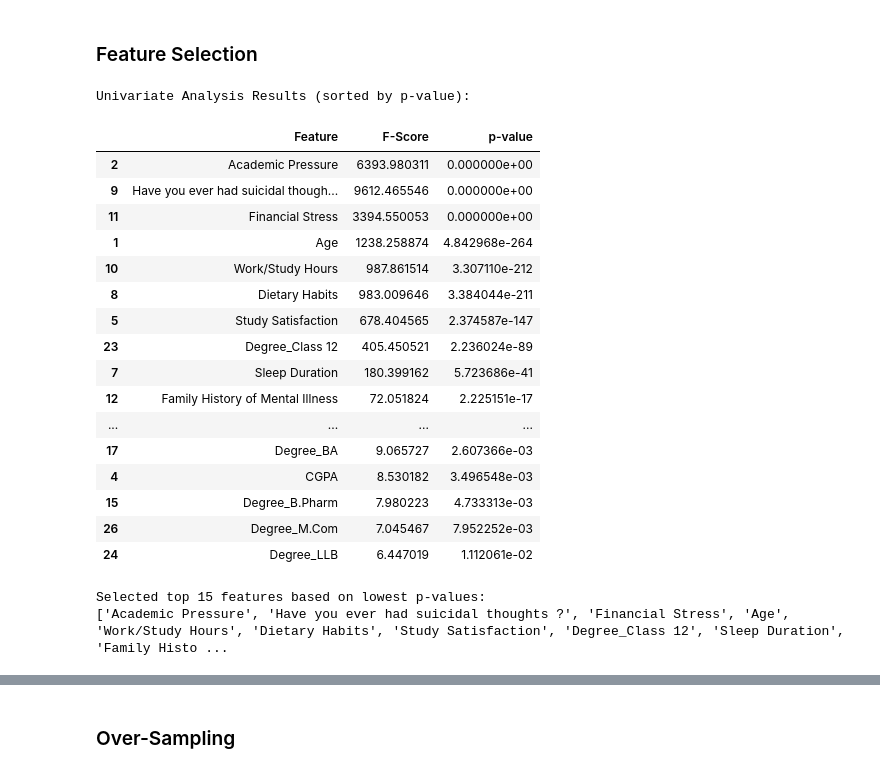
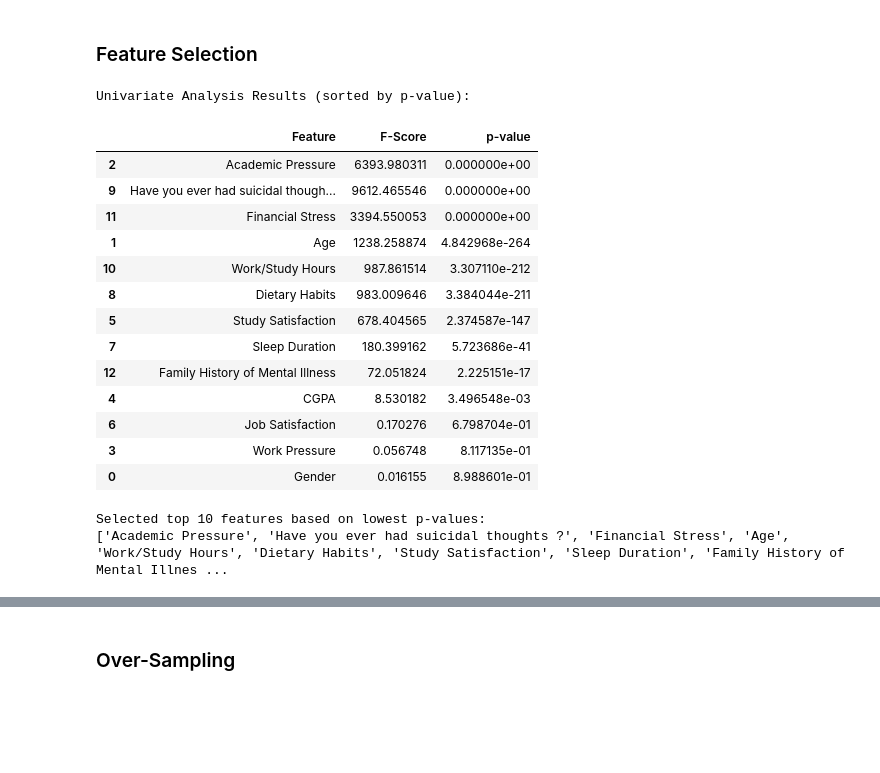
Before and after one commit to farizarvin/bengkod-fast, a Jupyter notebook: FastTrack_Fariz.ipynb, the cells around one changed output, grey strips where cells are left out. Cells and saved outputs as stored; diff of their text form; code cells hidden in the pictures; blank space fills up the shorter version.

```diff
--- a/FastTrack_Fariz.ipynb
+++ b/FastTrack_Fariz.ipynb
@@ -324,7 +324,7 @@ Dipilih karena kemampuannya yang sangat presisi dalam mencari garis batas pemisa
 # %% [markdown]
 ## Data Clean
 # %%
-df.drop(columns=['City',	'Profession' ], inplace=True)
+df.drop(columns=['City',	'Profession', 'Degree' ], inplace=True)
 # %% [markdown]
 drop Kolom (City & Profession)
 
@@ -390,9 +387,0 @@ df.head()
-# %%
-if 'Degree' in df.columns and df['Degree'].dtype == 'object':
-    df = pd.get_dummies(df, columns=['Degree'], drop_first=True)
-else:
-    print("Column 'Degree' already encoded or missing. Skipping One-Hot Encoding.")
-
-df = df.replace({True: 1, False: 0})
-
-df.head()
@@ -462,42 +443,39 @@ univariate_results = pd.DataFrame({
     'Feature': X_train_clean.columns,
     'F-Score': f_scores,
     'p-value': p_values
 })
 
 # Sort by p-value (lowest p-value means highest significance)
 univariate_results = univariate_results.sort_values(by='p-value', ascending=True)
 
 print("Univariate Analysis Results (sorted by p-value):")
 display(univariate_results.head(20))
 
 # Select top k features based on the analysis
-k = 15
+k = 10
 selected_features = univariate_results['Feature'].iloc[:k].tolist()
 
 print(f"\nSelected top {k} features based on lowest p-values:")
 print(selected_features)
 
 # Prepare final training and testing sets
 X_train_final = X_train_clean[selected_features]
 X_test_final = X_test_clean[selected_features]
 # %% [output]
 Univariate Analysis Results (sorted by p-value):
 |  | Feature | F-Score | p-value |
 | 2 | Academic Pressure | 6393.980311 | 0.000000e+00 |
 | 9 | Have you ever had suicidal though... | 9612.465546 | 0.000000e+00 |
 | 11 | Financial Stress | 3394.550053 | 0.000000e+00 |
 | 1 | Age | 1238.258874 | 4.842968e-264 |
 | 10 | Work/Study Hours | 987.861514 | 3.307110e-212 |
 | 8 | Dietary Habits | 983.009646 | 3.384044e-211 |
 | 5 | Study Satisfaction | 678.404565 | 2.374587e-147 |
-| 23 | Degree_Class 12 | 405.450521 | 2.236024e-89 |
 | 7 | Sleep Duration | 180.399162 | 5.723686e-41 |
 | 12 | Family History of Mental Illness | 72.051824 | 2.225151e-17 |
-| ... | ... | ... | ... |
-| 17 | Degree_BA | 9.065727 | 2.607366e-03 |
 | 4 | CGPA | 8.530182 | 3.496548e-03 |
-| 15 | Degree_B.Pharm | 7.980223 | 4.733313e-03 |
-| 26 | Degree_M.Com | 7.045467 | 7.952252e-03 |
-| 24 | Degree_LLB | 6.447019 | 1.112061e-02 |
+| 6 | Job Satisfaction | 0.170276 | 6.798704e-01 |
+| 3 | Work Pressure | 0.056748 | 8.117135e-01 |
+| 0 | Gender | 0.016155 | 8.988601e-01 |
-Selected top 15 features based on lowest p-values:
-['Academic Pressure', 'Have you ever had suicidal thoughts ?', 'Financial Stress', 'Age', 'Work/Study Hours', 'Dietary Habits', 'Study Satisfaction', 'Degree_Class 12', 'Sleep Duration', 'Family Histo ...
+Selected top 10 features based on lowest p-values:
+['Academic Pressure', 'Have you ever had suicidal thoughts ?', 'Financial Stress', 'Age', 'Work/Study Hours', 'Dietary Habits', 'Study Satisfaction', 'Sleep Duration', 'Family History of Mental Illnes ...
```
Also changed, not shown: parts of 10 cells of this notebook, 2 other files.
